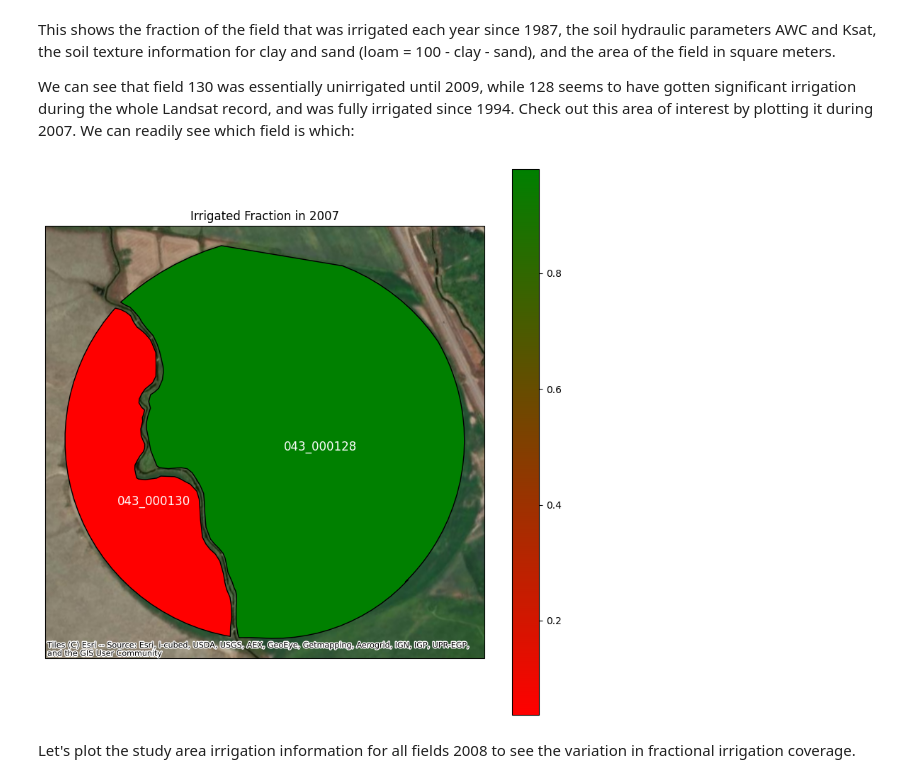
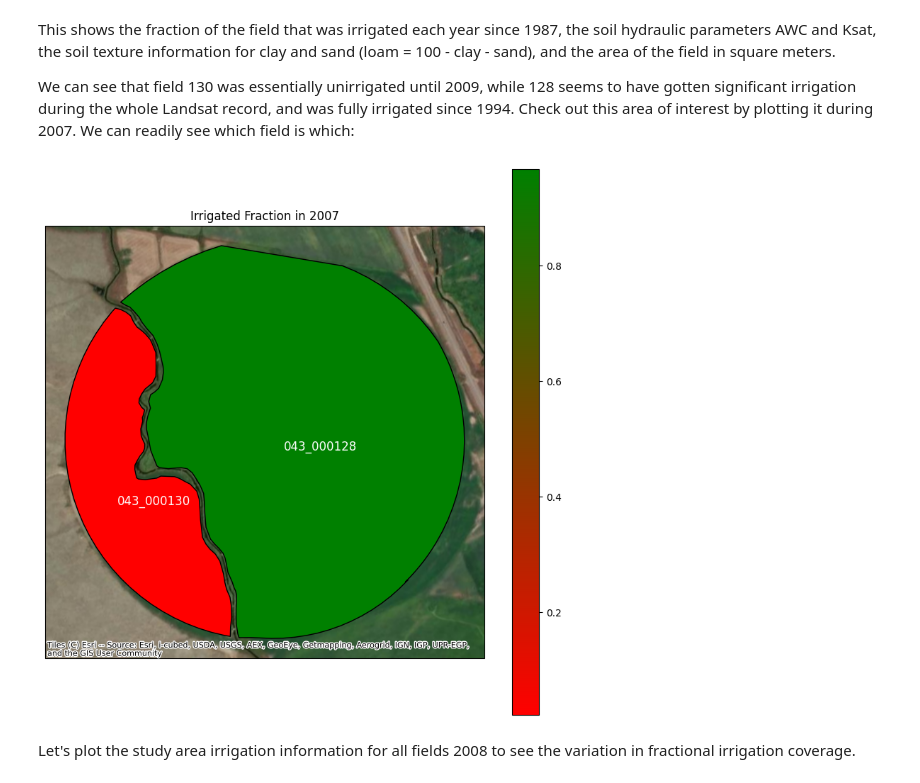
Before and after one commit to dgketchum/swim-rs, a Jupyter notebook: tutorials/1_Boulder/step_4_model_data_prep/step_4a.ipynb, the cells around one changed output. Cells and saved outputs as stored; diff of their text form; code cells hidden in the pictures.

```diff
--- a/tutorials/1_Boulder/step_4_model_data_prep/step_4a.ipynb
+++ b/tutorials/1_Boulder/step_4_model_data_prep/step_4a.ipynb
@@ -107,35 +107,35 @@ warnings.filterwarnings("ignore", category=UserWarning, message="The GeoDataFram
 
 gdf = gpd.read_file(shapefile_path)
 gdf.index = gdf['FID_1']
 
-gdf['irr_2007'] = [properties_dict[i]['irr']['2008'] for i in gdf.index]
+gdf['irr_2007'] = [properties_dict[i]['irr']['2007'] for i in gdf.index]
 gdf = gdf.loc[[i for i in gdf.index if i in ['043_000130', '043_000128']]]
 
 fig, ax = plt.subplots(figsize=(10, 10), subplot_kw={'projection': ccrs.epsg(5071)})
 
 cmap = mcolors.LinearSegmentedColormap.from_list("rg", ["r", "g"])
 
 gdf.plot(ax=ax,
         edgecolor='black',
         column='irr_2007',
         cmap=cmap,
         legend=True,
         transform=ccrs.epsg(5071))
 
 # Annotate the polygons with their index values
 for x, y, label in zip(gdf.geometry.centroid.x, gdf.geometry.centroid.y, gdf.index):
     ax.annotate(label, xy=(x, y), xytext=(-20, -20),
                 textcoords="offset points",
                 fontsize=12, color='white')
 
 ctx.add_basemap(ax, source=ctx.providers.Esri.WorldImagery, crs=ccrs.epsg(5071))
 
 plt.title('Irrigated Fraction in 2007')
 plt.xlabel('Longitude')
 plt.ylabel('Latitude')
 plt.show()
 # %% [output]
-[figure, old version]
+[figure, new version]
 # %% [markdown]
 Let's plot the study area irrigation information for all fields 2008 to see the variation in fractional irrigation coverage.
 # %%
```
Also changed, not shown: parts of 1 cell of this notebook, 2 other files.
